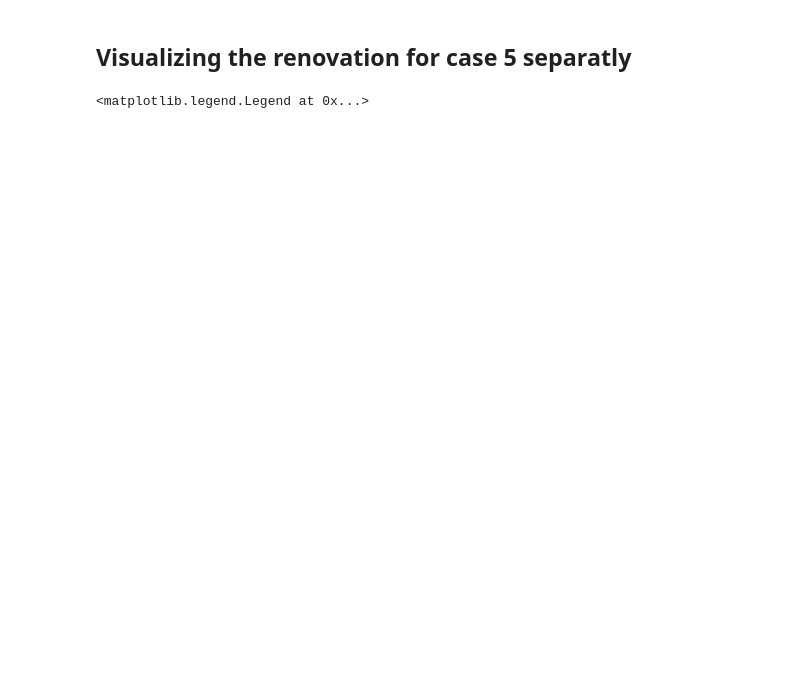
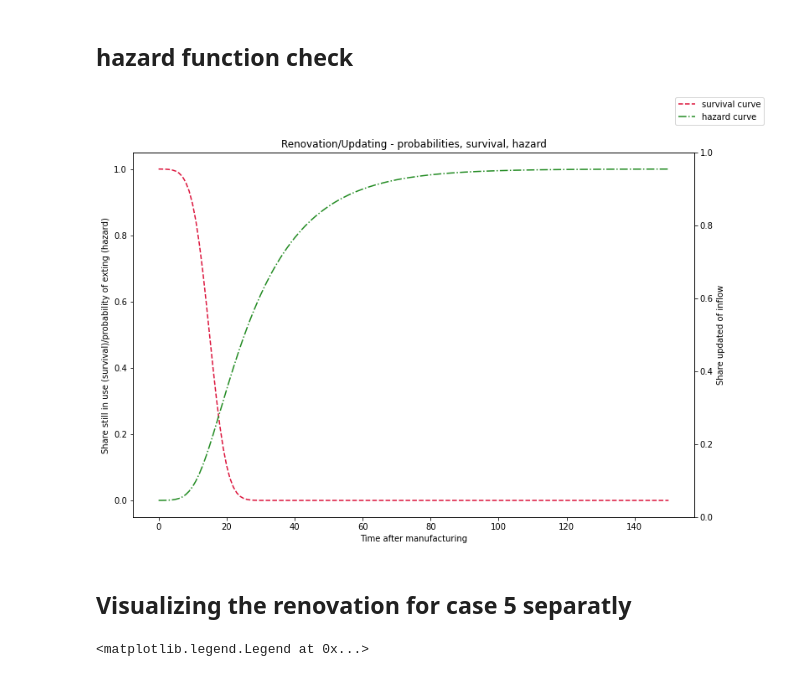
Before and after one commit to nilsdi/product_component_model, a Jupyter notebook: cases_visualizations.ipynb, the cells around one changed output. Saved outputs shown, nothing was run; the diff lists cells and outputs as text; code cells hidden in the pictures; blank space fills up the shorter version.

```diff
--- a/cases_visualizations.ipynb
+++ b/cases_visualizations.ipynb
@@ -173,3 +177,33 @@ plt.show()
+# %% [markdown]
+## hazard function check
+# %%
+cohort = 0
+hazard_curve = Model.hz_pr[:,cohort]
+#Model.compute_pdf_pr()
+#pdf_curve  = Model.pdf_pr[:,cohort]
+survival_curve = Model.sf_pr[:,cohort]
+fig = plt.figure(figsize=(12,8))
+ax1 = fig.subplots()
+ax1.plot(survival_curve,'--', c = 'crimson', label = 'survival curve')
+ax1.plot(hazard_curve, '-.', c = 'forestgreen', label = 'hazard curve')
+ax1.set_xlabel('Time after manufacturing')
+ax1.set_ylabel('Share still in use (survival)/probability of exting (hazard)')
+ax2 = ax1.twinx()
+#ax2.plot(pdf_curve, c = 'blue', lw = 2,  label = 'Share (probability) updated')
+plt.ylabel('Share updated of inflow')
+
+#make the legend for all
+lines = []
+labels = []
+for ax in fig.axes:
+    axLine, axLabel = ax.get_legend_handles_labels()
+    lines.extend(axLine)
+    labels.extend(axLabel)
+fig.legend(lines, labels, loc = 'upper right')
+plt.title('Renovation/Updating - probabilities, survival, hazard')
+plt.show()
+# %% [output]
+[figure, added]
 # %% [markdown]
 ## Visualizing the renovation for case 5 separatly
 # %%
```
Also changed, not shown: parts of 6 cells of this notebook.
